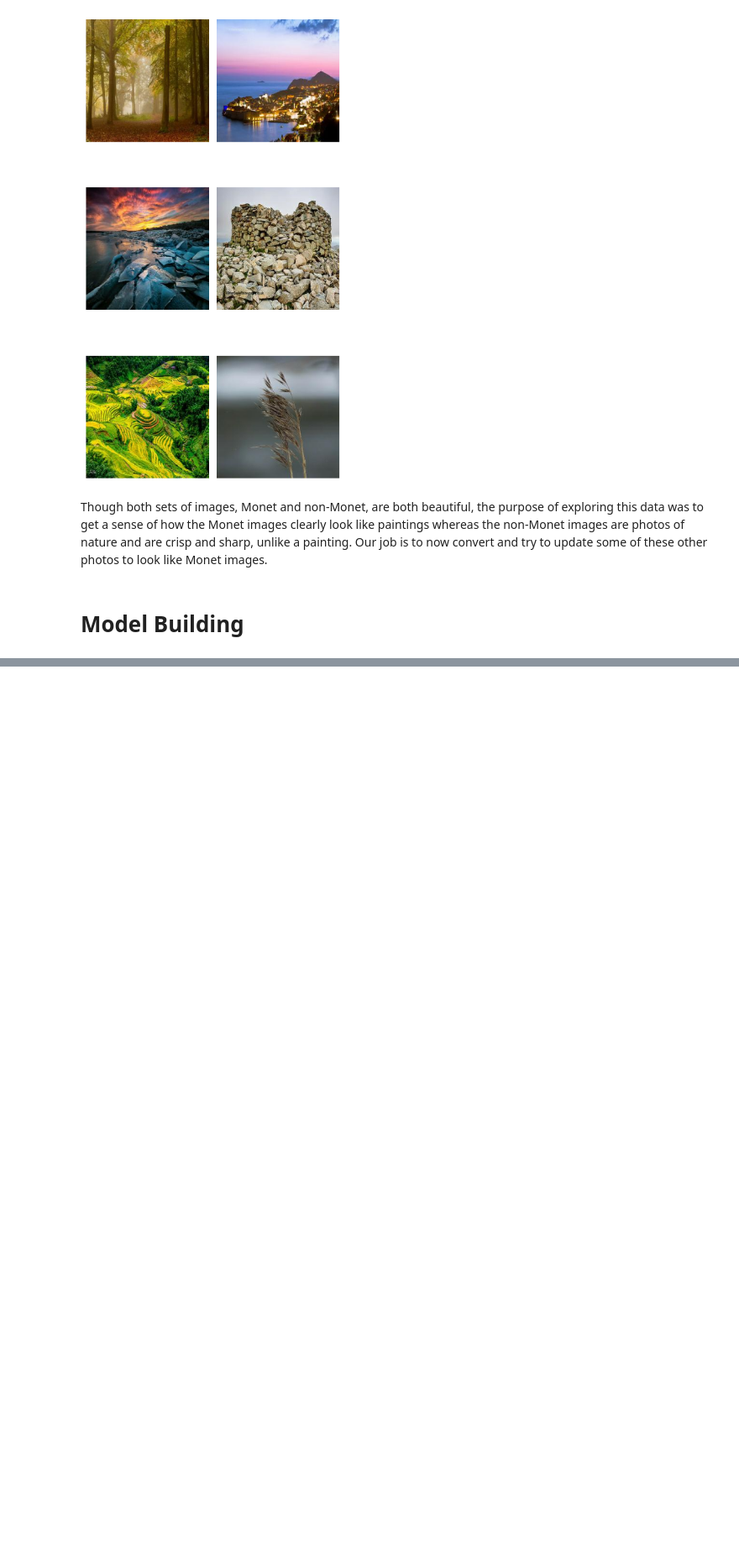
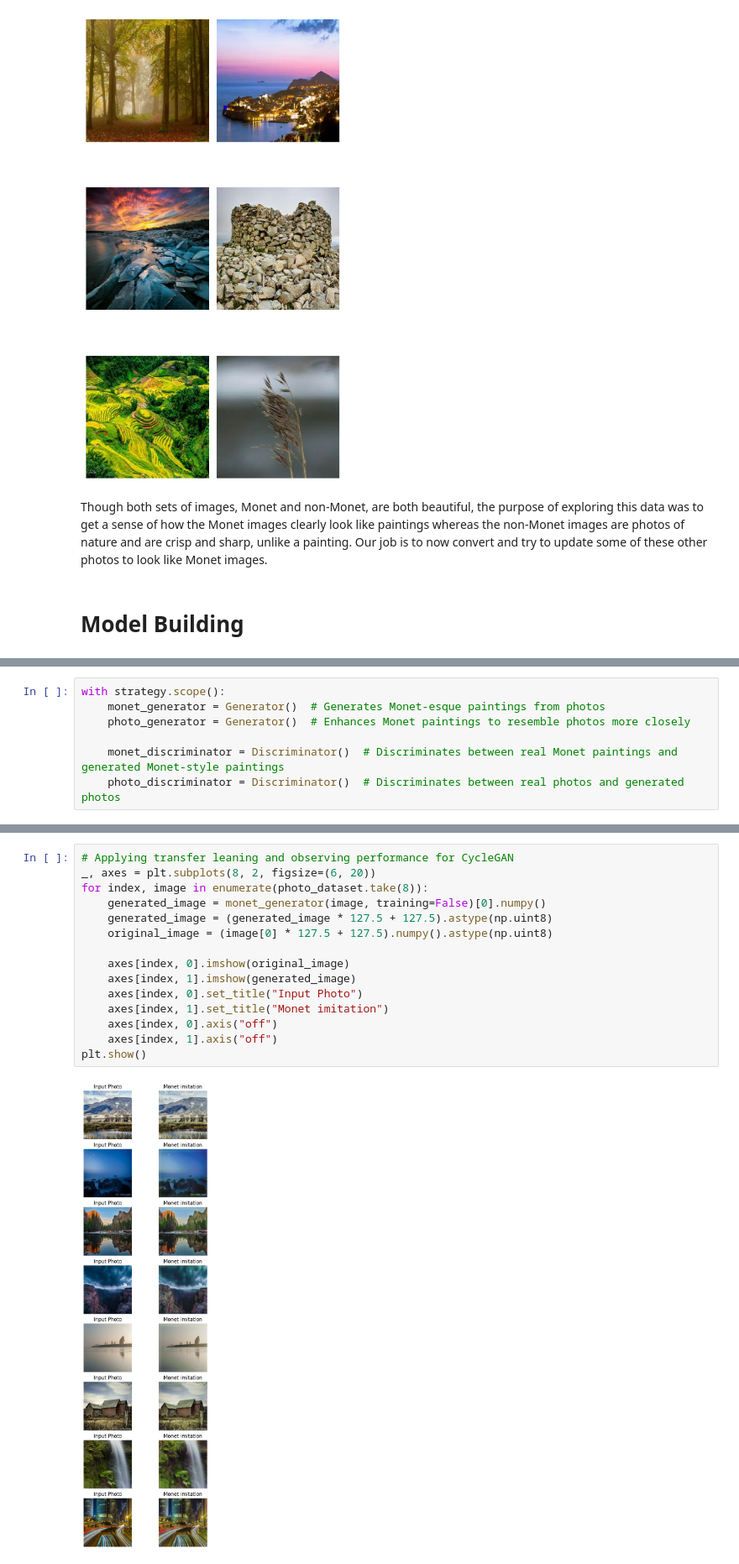
Before and after one commit to hkwan11/gan-monet-painting, a Jupyter notebook: maybe-i-paint-like-monet.ipynb, the cells around one changed output, grey strips where cells are left out. Shown at 84% size. Cells and saved outputs as stored; diff of their text form; blank space fills up the shorter version.

```diff
--- a/maybe-i-paint-like-monet.ipynb
+++ b/maybe-i-paint-like-monet.ipynb
@@ -170,0 +355,7 @@ Though both sets of images, Monet and non-Monet, are both beautiful, the purpose
+# %%
+with strategy.scope():
+    monet_generator = Generator()  # Generates Monet-esque paintings from photos
+    photo_generator = Generator()  # Enhances Monet paintings to resemble photos more closely
+
+    monet_discriminator = Discriminator()  # Discriminates between real Monet paintings and generated Monet-style paintings
+    photo_discriminator = Discriminator()  # Discriminates between real photos and generated photos
@@ -170,0 +601,17 @@ Though both sets of images, Monet and non-Monet, are both beautiful, the purpose
+# %%
+# Applying transfer leaning and observing performance for CycleGAN
+_, axes = plt.subplots(8, 2, figsize=(6, 20))
+for index, image in enumerate(photo_dataset.take(8)):
+    generated_image = monet_generator(image, training=False)[0].numpy()
+    generated_image = (generated_image * 127.5 + 127.5).astype(np.uint8)
+    original_image = (image[0] * 127.5 + 127.5).numpy().astype(np.uint8)
+
+    axes[index, 0].imshow(original_image)
+    axes[index, 1].imshow(generated_image)
+    axes[index, 0].set_title("Input Photo")
+    axes[index, 1].set_title("Monet imitation")
+    axes[index, 0].axis("off")
+    axes[index, 1].axis("off")
+plt.show()
+# %% [output]
+[figure, added]
```
Also changed, not shown: parts of 32 cells of this notebook.
